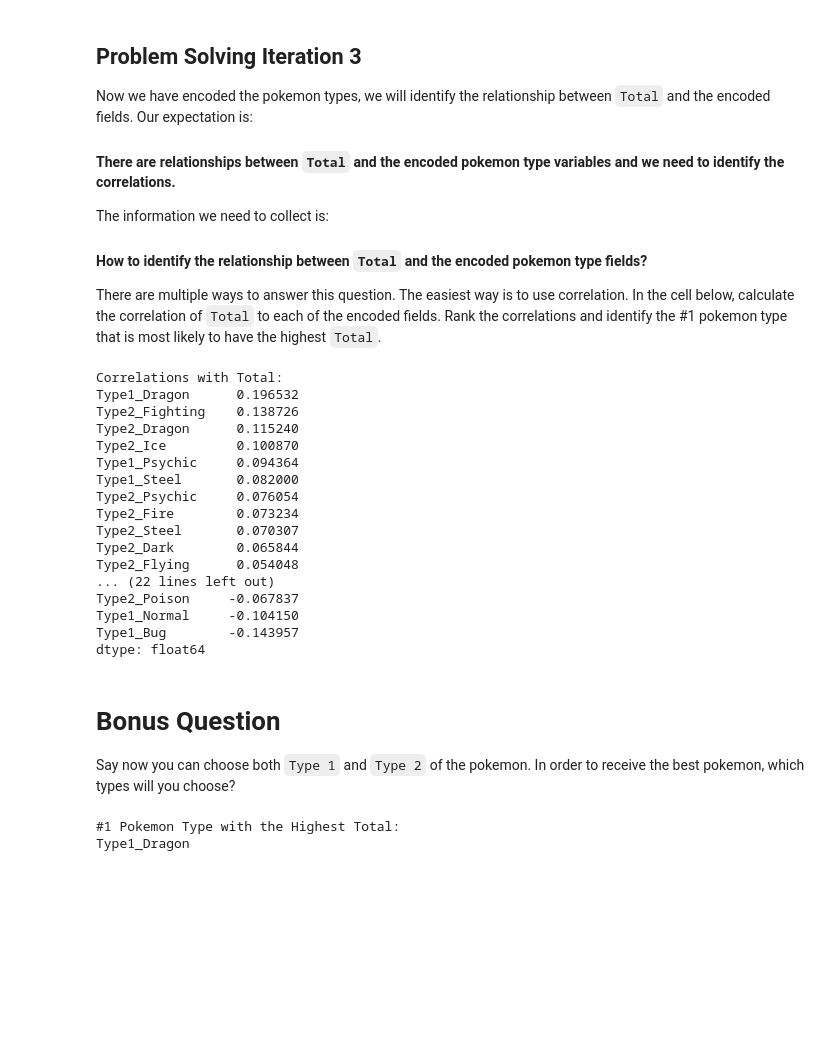
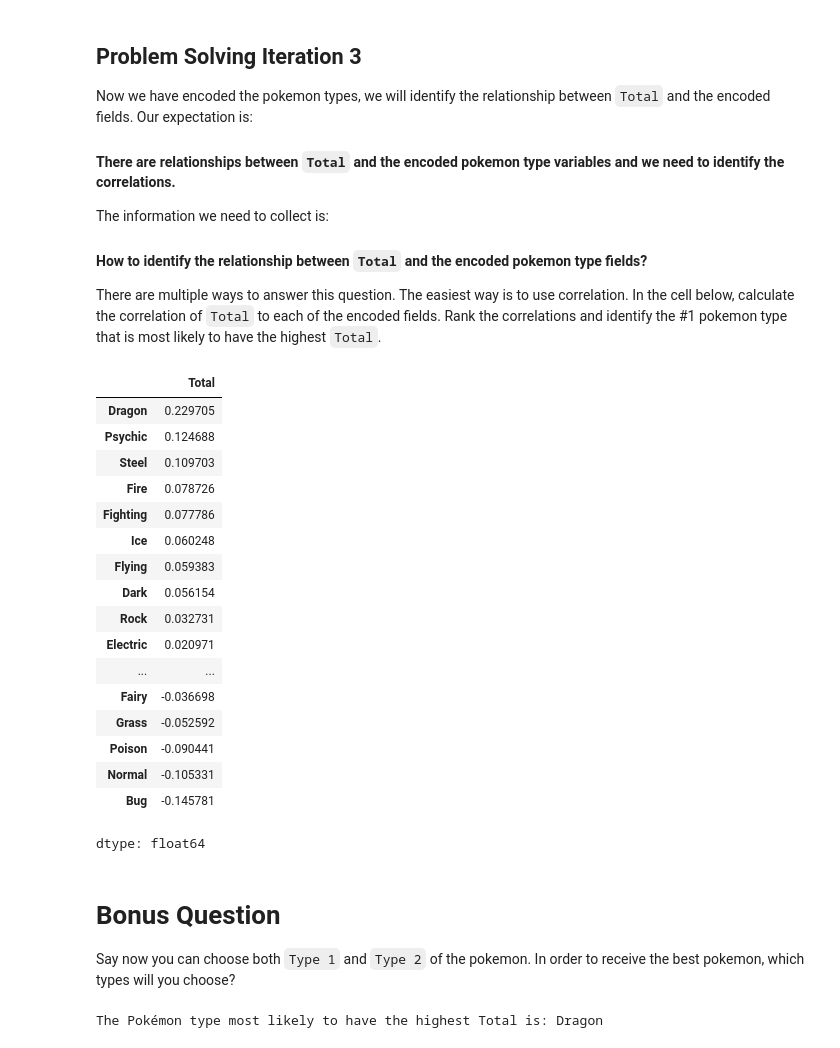
Before and after one commit to Enterausername357/lab-dataframe-calculations, a Jupyter notebook: your-code/challenge-2.ipynb, the cells around one changed output. Saved outputs shown, nothing was run; the diff lists cells and outputs as text; code cells hidden in the pictures; blank space fills up the shorter version.

```diff
--- a/your-code/challenge-2.ipynb
+++ b/your-code/challenge-2.ipynb
@@ -157,41 +153,44 @@ The information we need to collect is:
 #### How to identify the relationship between `Total` and the encoded pokemon type fields?
 
 There are multiple ways to answer this question. The easiest way is to use correlation. In the cell below, calculate the correlation of `Total` to each of the encoded fields. Rank the correlations and identify the #1 pokemon type that is most likely to have the highest `Total`.
-# %%
-# Calculate correlation of Total with encoded Type 1 and Type 2 fields
-type_correlations = pokemon_encoded_df[pokemon_encoded_df.columns[pokemon_encoded_df.columns.str.startswith(('Type1', 'Type2'))]].corrwith(pokemon_encoded_df['Total'])
-
-# Sort correlations in descending order
-sorted_type_correlations = type_correlations.sort_values(ascending=False)
-
-print("Correlations with Total:")
-print(sorted_type_correlations)
-# %% [output]
-Correlations with Total:
-Type1_Dragon      0.196532
-Type2_Fighting    0.138726
-Type2_Dragon      0.115240
-Type2_Ice         0.100870
-Type1_Psychic     0.094364
-Type1_Steel       0.082000
-Type2_Psychic     0.076054
-Type2_Fire        0.073234
-Type2_Steel       0.070307
-Type2_Dark        0.065844
-Type2_Flying      0.054048
-... (22 lines left out)
-Type2_Poison     -0.067837
-Type1_Normal     -0.104150
-Type1_Bug        -0.143957
-dtype: float64
+# %%
+# Step 1: Add the 'Total' column to pokemon_types
+pokemon_types['Total'] = pokemon_df['Total']
+
+# Step 2: Calculate the correlation of 'Total' with each type column
+correlations = pokemon_types.corr()['Total'].drop('Total')
+
+# Step 3: Sort the correlations in descending order
+sorted_correlations = correlations.sort_values(ascending=False)
+
+# Display the sorted correlations
+sorted_correlations
+# %% [output]
+|  | Total |
+| Dragon | 0.229705 |
+| Psychic | 0.124688 |
+| Steel | 0.109703 |
+| Fire | 0.078726 |
+| Fighting | 0.077786 |
+| Ice | 0.060248 |
+| Flying | 0.059383 |
+| Dark | 0.056154 |
+| Rock | 0.032731 |
+| Electric | 0.020971 |
+| ... | ... |
+| Fairy | -0.036698 |
+| Grass | -0.052592 |
+| Poison | -0.090441 |
+| Normal | -0.105331 |
+| Bug | -0.145781 |
+dtype: float64
 # %% [markdown]
 # Bonus Question
 
 Say now you can choose both `Type 1` and `Type 2` of the pokemon. In order to receive the best pokemon, which types will you choose?
-# %%
-# your code here
-print("\n#1 Pokemon Type with the Highest Total:")
-print(sorted_type_correlations.index[0])  # Index 0 corresponds to the highest correlation
-# %% [output]
-#1 Pokemon Type with the Highest Total:
-Type1_Dragon
+# %%
+# Identify the #1 Pokémon type with the highest correlation to 'Total'
+top_type = sorted_correlations.idxmax()
+print(f"The Pokémon type most likely to have the highest Total is: {top_type}")
+# %% [output]
+The Pokémon type most likely to have the highest Total is: Dragon
```
Also changed, not shown: parts of 2 cells of this notebook, 1 other file.
